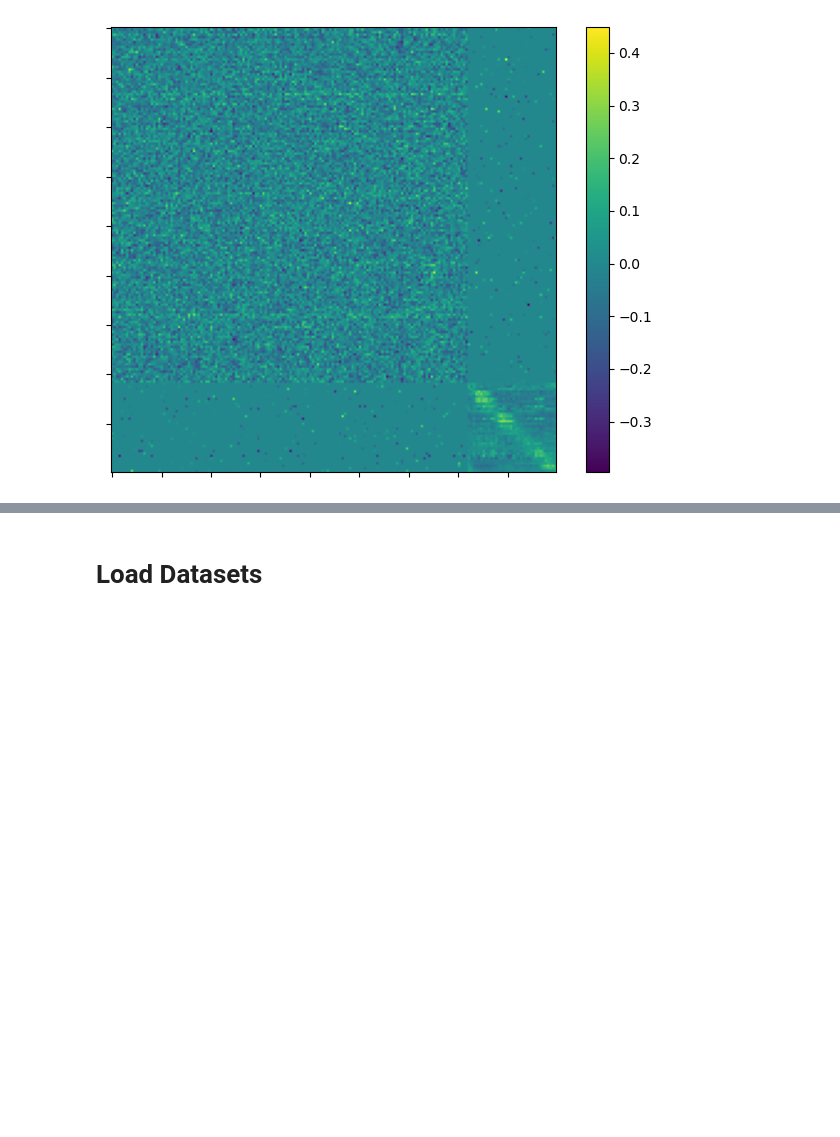
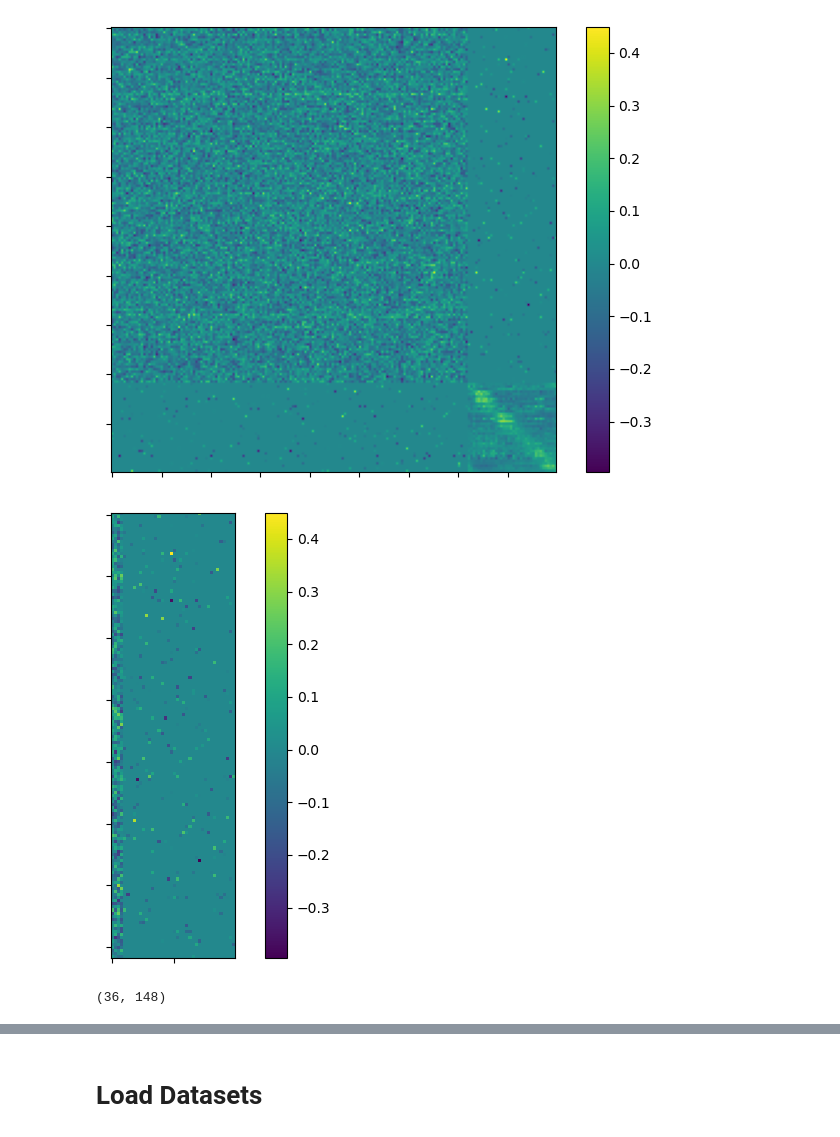
Before and after one commit to esigalas/MixedConnectivityModels, a Jupyter notebook: FEF-Mixed_Region_Models_Set_and_Train.ipynb, the cells around one changed output, grey strips where cells are left out. Cells and saved outputs as stored; diff of their text form; code cells hidden in the pictures; blank space fills up the shorter version.

Commit message:
Updated FEF model notebook to save the input and recurrent weights of the model in different figures.

```diff
--- a/FEF-Mixed_Region_Models_Set_and_Train.ipynb
+++ b/FEF-Mixed_Region_Models_Set_and_Train.ipynb
@@ -88,7 +88,7 @@ dt_percentage = {200:1/4, 250:1/5, 20:1/4, 50:1/5, 20:1/4, 40:1/4} # The simulat
 
 
 input_sigma_range = [0.01] # Noise applied to the input signal
-recurrent_noise_range =[0.07, 0.08, 0.09] # Independent recurrent noise for each neuronal cell
+recurrent_noise_range =[0.08]#[0.07, 0.08, 0.09] # Independent recurrent noise for each neuronal cell
 
 # Connection percentages between bump and non-bump regions
 inner_connect_percen_range = [0.05]
@@ -98,7 +98,7 @@ inter_connect_percen_range = [0]
 # Percentage of connections to the downstream output layer
 output_projection_percentage = 0.8
 
-bump_percen_range = [0.1, 0.2, 0.3, 0.4, 0.5, 0.6, 0.7, 0.8 ,0.9, 1]
+bump_percen_range = [0.2]#[0.1, 0.2, 0.3, 0.4, 0.5, 0.6, 0.7, 0.8 ,0.9, 1]
 
 # folder to save the model data
 data_folder_list = ['datasets']
@@ -465,3 +465,17 @@ plt.colorbar()
 plt.show()
 # %% [output]
 [figure]
+# %%
+plt.imshow(ww['W_in1_2'])
+plt.yticks(np.arange(0,180-bump_population,20),[])
+plt.xticks(np.arange(0,bump_population,20),[])
+plt.tight_layout()
+plt.colorbar()
+plt.savefig('eps_images-new/'+'W_input_non-bump_weights_20%model.pdf',format='pdf')
+plt.show()
+# %% [output]
+[figure, added]
+# %%
+ww['W_in1_1'].shape
+# %% [output]
+(36, 148)
```
Also changed, not shown: parts of 5 cells of this notebook.
